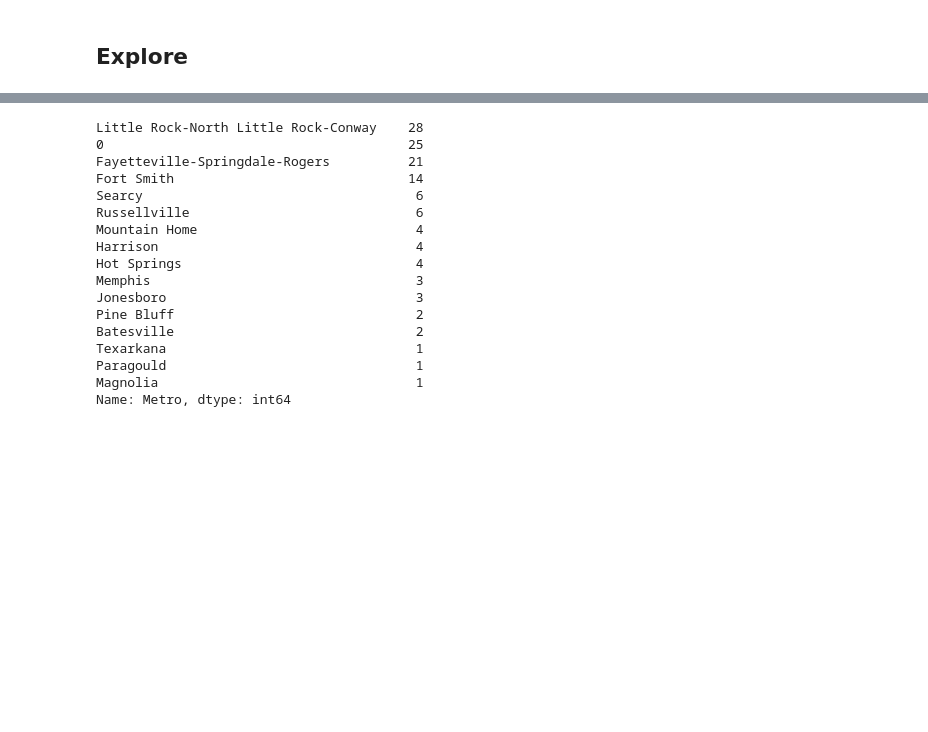
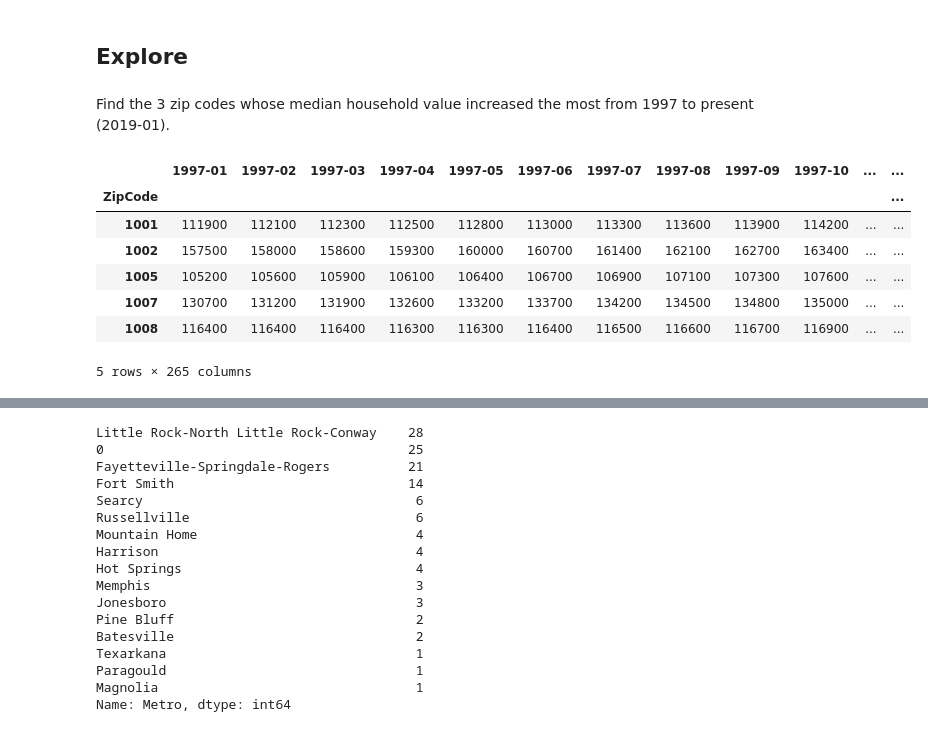
Before and after one commit to bcroarkin2726/IST718_BigDataAnalytics, a Jupyter notebook: HW2/Croarkin_Lab2.ipynb, the cells around one changed output, grey strips where cells are left out. Cells and saved outputs as stored; diff of their text form; code cells hidden in the pictures; blank space fills up the shorter version.

```diff
--- a/HW2/Croarkin_Lab2.ipynb
+++ b/HW2/Croarkin_Lab2.ipynb
@@ -321,3 +324,20 @@ df_housing.head()
 | 1997-01-01 | TX | Houston-The Woodlands-Sugar Land | Katy | 77449 | 96600 | 2291334.0 | 2160868.0 | ... |
 # %% [markdown]
 ## Explore
+# %% [markdown]
+Find the 3 zip codes whose median household value increased the most from 1997 to present (2019-01).
+# %%
+#group the housing dataframe by state for average median housing values by zip code over time
+zip_housing = housing.groupby(['ZipCode']).mean()
+#drop SizeRank column
+zip_housing.drop(columns = 'SizeRank', inplace = True)
+zip_housing.head()
+# %% [output]
+|  | 1997-01 | 1997-02 | 1997-03 | 1997-04 | 1997-05 | 1997-06 | 1997-07 | 1997-08 | 1997-09 | 1997-10 | ... | ... |
+| ZipCode |  |  |  |  |  |  |  |  |  |  |  | ... |
+| 1001 | 111900 | 112100 | 112300 | 112500 | 112800 | 113000 | 113300 | 113600 | 113900 | 114200 | ... | ... |
+| 1002 | 157500 | 158000 | 158600 | 159300 | 160000 | 160700 | 161400 | 162100 | 162700 | 163400 | ... | ... |
+| 1005 | 105200 | 105600 | 105900 | 106100 | 106400 | 106700 | 106900 | 107100 | 107300 | 107600 | ... | ... |
+| 1007 | 130700 | 131200 | 131900 | 132600 | 133200 | 133700 | 134200 | 134500 | 134800 | 135000 | ... | ... |
+| 1008 | 116400 | 116400 | 116400 | 116300 | 116300 | 116400 | 116500 | 116600 | 116700 | 116900 | ... | ... |
+5 rows × 265 columns
```
Also changed, not shown: parts of 22 cells of this notebook.
